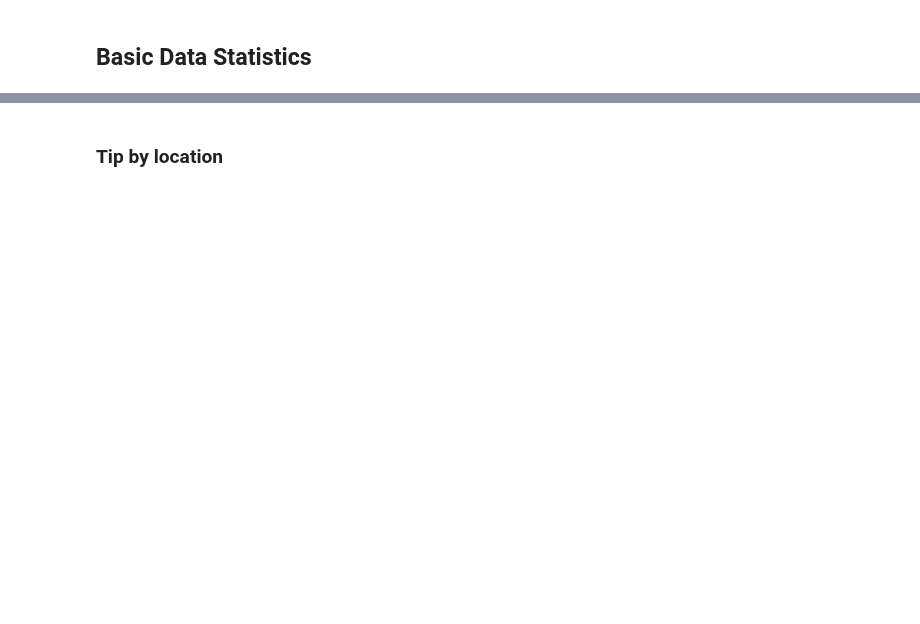
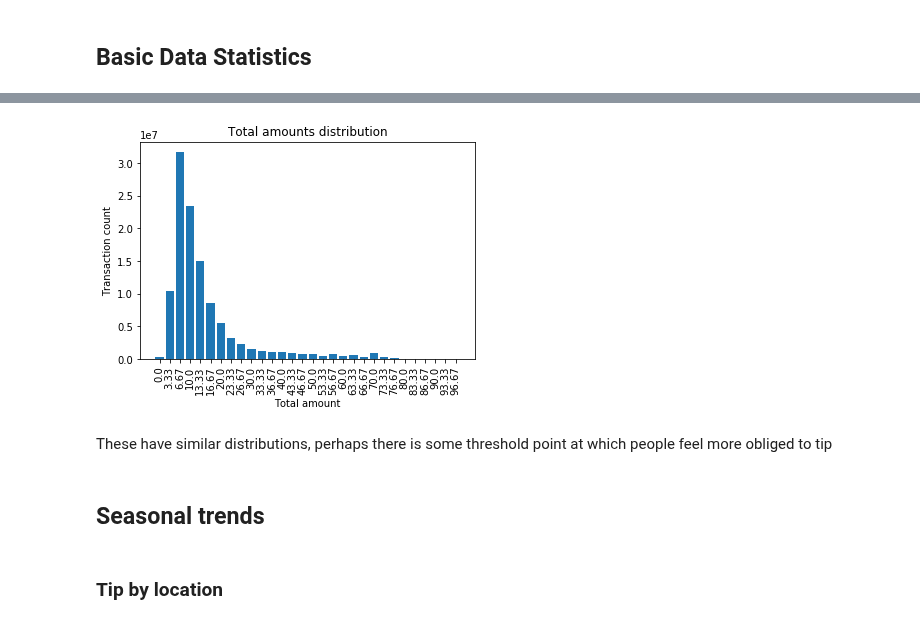
Before and after one commit to justinwhatley/interpretability_experiment, a Jupyter notebook: data_exploration.ipynb, the cells around one changed output, grey strips where cells are left out. Cells and saved outputs as stored; diff of their text form; code cells hidden in the pictures; blank space fills up the shorter version.

```diff
--- a/data_exploration.ipynb
+++ b/data_exploration.ipynb
@@ -119,3 +84,21 @@ max    9.070710e+05
+# %%
+import dask.array as da
+h, bins = da.histogram(ddf['total_amount'], bins=30, range=[0, 100])
+hist_values = h.compute()
+# %%
+bins = [round(x, 2) for x in bins]
+plt.bar(range(0,30), hist_values)
+plt.xticks(range(0,30), bins, rotation='vertical')
+plt.ylabel('Transaction count')
+plt.xlabel('Total amount')
+plt.title('Total amounts distribution')
+plt.show()
+# %% [output]
+[figure, added]
+# %% [markdown]
+These have similar distributions, perhaps there is some threshold point at which people feel more obliged to tip
+# %% [markdown]
+## Seasonal trends
 # %% [markdown]
 ### Tip by location
 # %%
```
Also changed, not shown: parts of 22 cells of this notebook.
